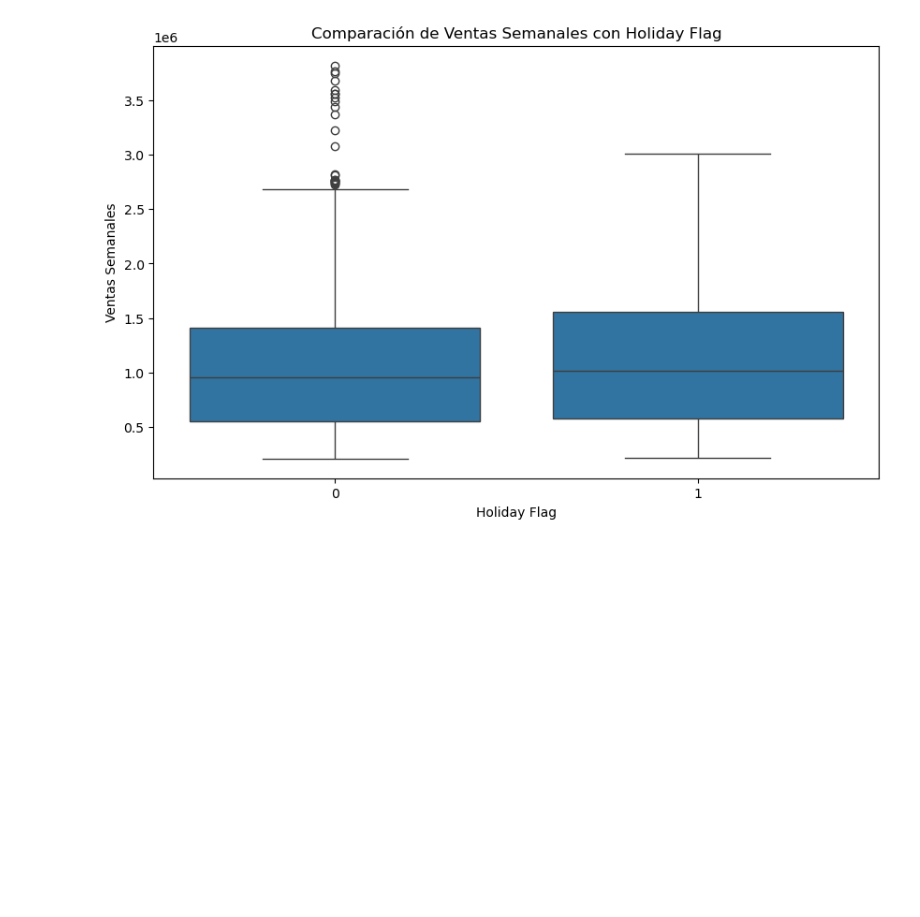
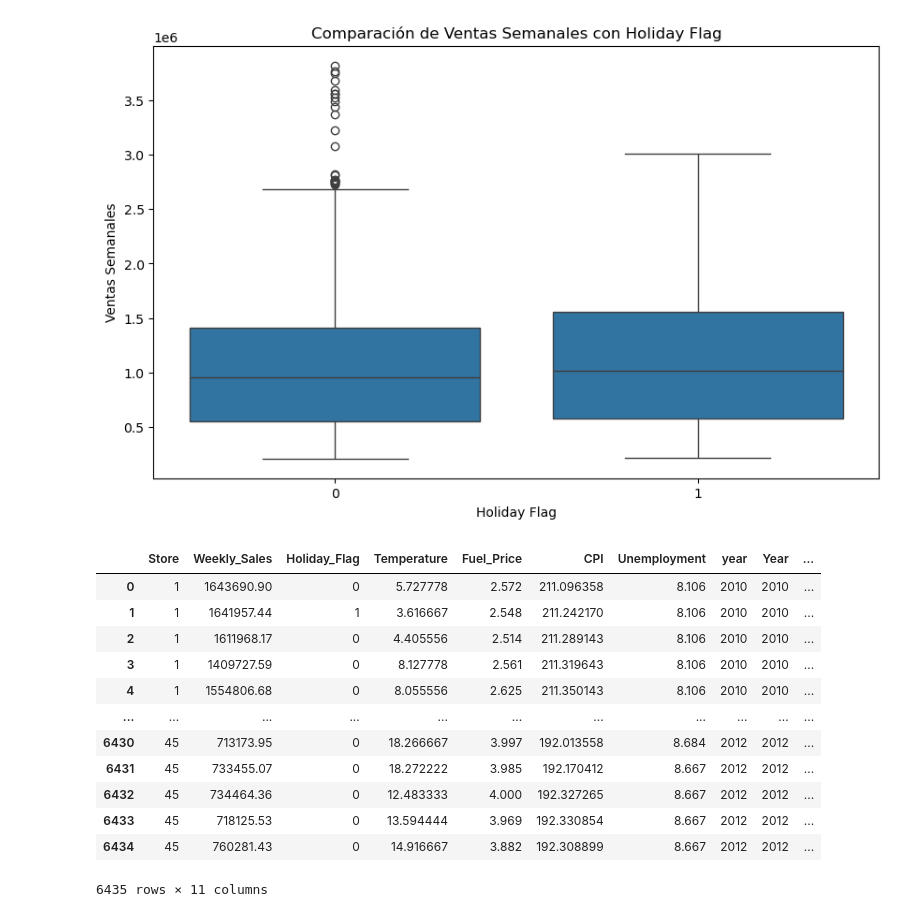
Before and after one commit to AngelGarLop/Tarea-comparaci-n-red-neuronal-regresi-n, a Jupyter notebook: Untitled12.ipynb, the cells around one changed output. Drawn from its saved outputs; the diff is of its cells as text; code cells hidden in the pictures; blank space fills up the shorter version.

```diff
--- a/Untitled12.ipynb
+++ b/Untitled12.ipynb
@@ -502,3 +508,22 @@ plt.ylabel("Ventas Semanales")
 plt.show()
 # %% [output]
 [figure]
+# %%
+df_walmart['Month'] = df_walmart['Date'].dt.month
+df_walmart.drop(columns=['Date'], inplace=True)
+# %%
+df_walmart
+# %% [output]
+|  | Store | Weekly_Sales | Holiday_Flag | Temperature | Fuel_Price | CPI | Unemployment | year | Year | ... |
+| 0 | 1 | 1643690.90 | 0 | 5.727778 | 2.572 | 211.096358 | 8.106 | 2010 | 2010 | ... |
+| 1 | 1 | 1641957.44 | 1 | 3.616667 | 2.548 | 211.242170 | 8.106 | 2010 | 2010 | ... |
+| 2 | 1 | 1611968.17 | 0 | 4.405556 | 2.514 | 211.289143 | 8.106 | 2010 | 2010 | ... |
+| 3 | 1 | 1409727.59 | 0 | 8.127778 | 2.561 | 211.319643 | 8.106 | 2010 | 2010 | ... |
+| 4 | 1 | 1554806.68 | 0 | 8.055556 | 2.625 | 211.350143 | 8.106 | 2010 | 2010 | ... |
+| ... | ... | ... | ... | ... | ... | ... | ... | ... | ... | ... |
+| 6430 | 45 | 713173.95 | 0 | 18.266667 | 3.997 | 192.013558 | 8.684 | 2012 | 2012 | ... |
+| 6431 | 45 | 733455.07 | 0 | 18.272222 | 3.985 | 192.170412 | 8.667 | 2012 | 2012 | ... |
+| 6432 | 45 | 734464.36 | 0 | 12.483333 | 4.000 | 192.327265 | 8.667 | 2012 | 2012 | ... |
+| 6433 | 45 | 718125.53 | 0 | 13.594444 | 3.969 | 192.330854 | 8.667 | 2012 | 2012 | ... |
+| 6434 | 45 | 760281.43 | 0 | 14.916667 | 3.882 | 192.308899 | 8.667 | 2012 | 2012 | ... |
+6435 rows × 11 columns
```
Also changed, not shown: parts of 24 cells of this notebook, 1 other file.
